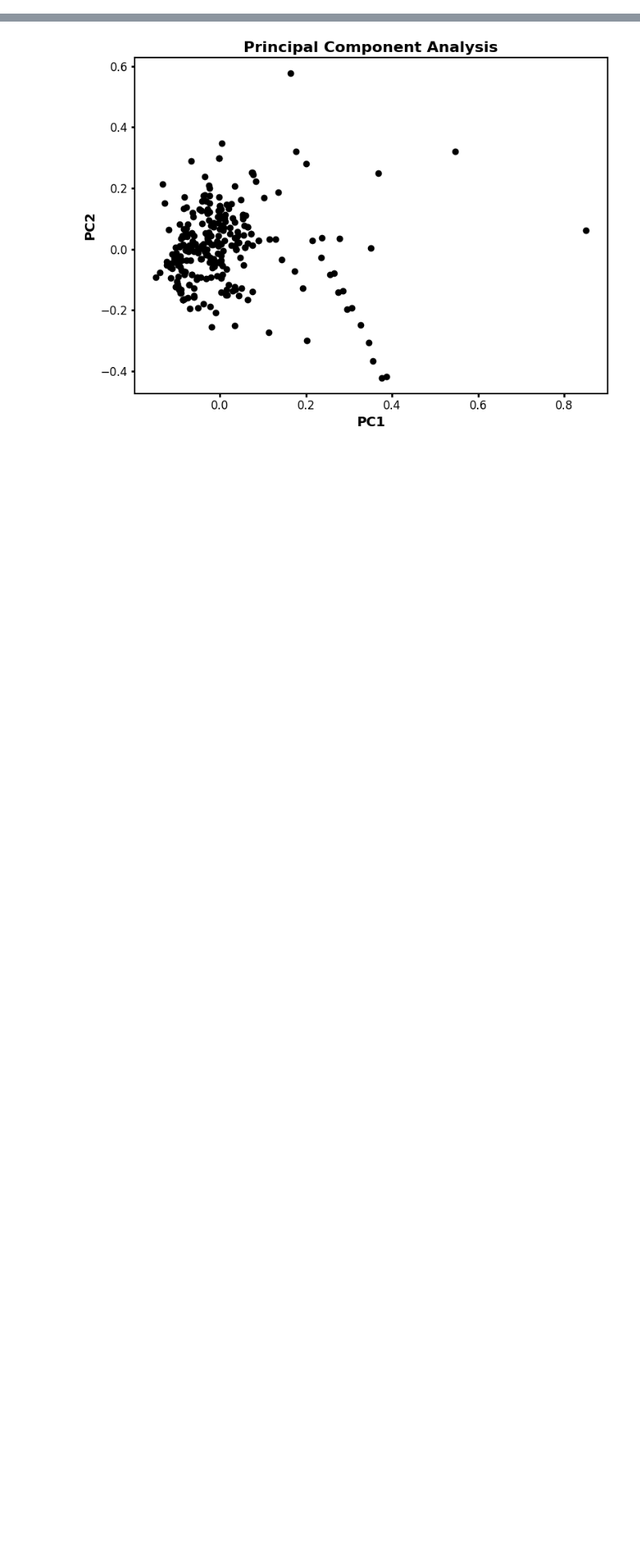
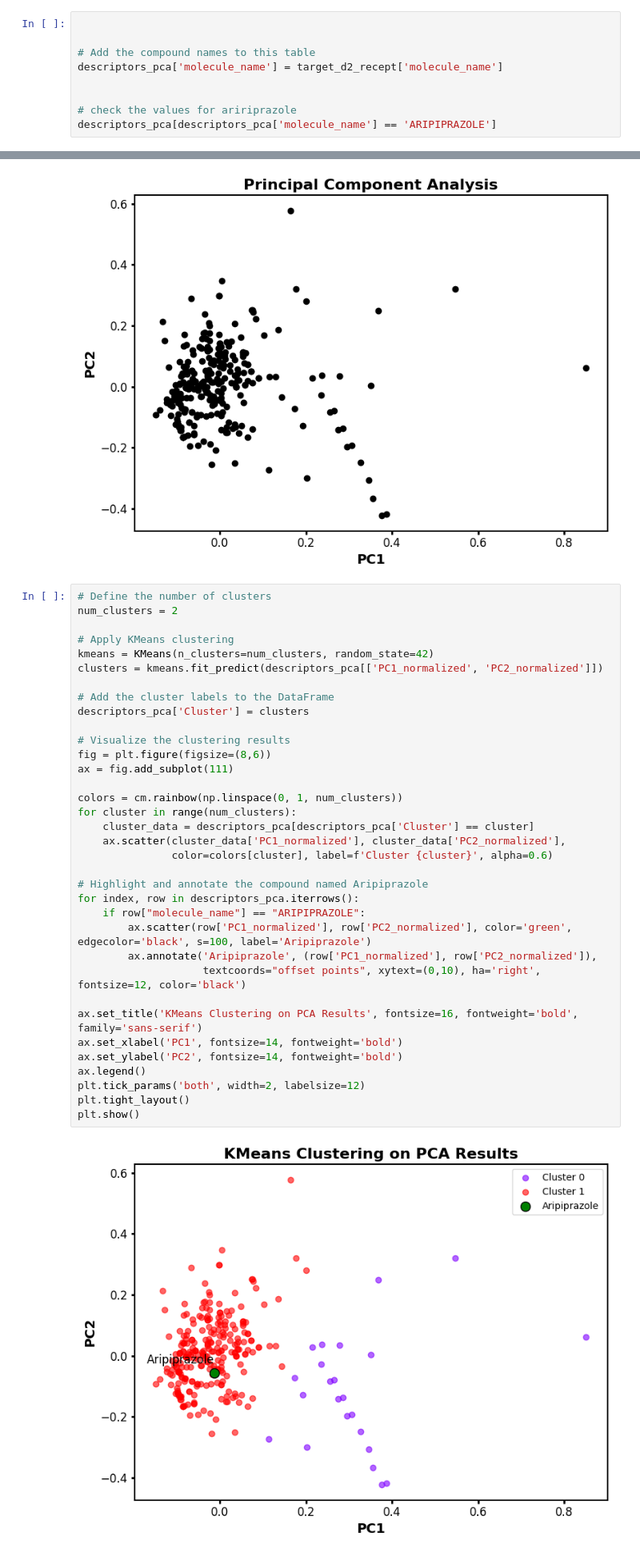
Before and after one commit to LukasMeinschad/molecular_modelling, a Jupyter notebook: Project/Aripiprazol.ipynb, the cells around one changed output, grey strips where cells are left out. Shown at 80% size. Cells and saved outputs as stored; diff of their text form; blank space fills up the shorter version.

```diff
--- a/Project/Aripiprazol.ipynb
+++ b/Project/Aripiprazol.ipynb
@@ -564,0 +553,9 @@ descriptors_pca.head(10)
+# %%
+
+
+# Add the compound names to this table
+descriptors_pca['molecule_name'] = target_d2_recept['molecule_name']
+
+
+# check the values for aririprazole
+descriptors_pca[descriptors_pca['molecule_name'] == 'ARIPIPRAZOLE']
@@ -577,3 +577,40 @@ plt.tight_layout()
 plt.show()
 # %% [output]
 [figure]
+# %%
+# Define the number of clusters
+num_clusters = 2
+
+# Apply KMeans clustering
+kmeans = KMeans(n_clusters=num_clusters, random_state=42)
+clusters = kmeans.fit_predict(descriptors_pca[['PC1_normalized', 'PC2_normalized']])
+
+# Add the cluster labels to the DataFrame
+descriptors_pca['Cluster'] = clusters
+
+# Visualize the clustering results
+fig = plt.figure(figsize=(8,6))
+ax = fig.add_subplot(111)
+
+colors = cm.rainbow(np.linspace(0, 1, num_clusters))
+for cluster in range(num_clusters):
+    cluster_data = descriptors_pca[descriptors_pca['Cluster'] == cluster]
+    ax.scatter(cluster_data['PC1_normalized'], cluster_data['PC2_normalized'],
+               color=colors[cluster], label=f'Cluster {cluster}', alpha=0.6)
+
+# Highlight and annotate the compound named Aripiprazole
+for index, row in descriptors_pca.iterrows():
+    if row["molecule_name"] == "ARIPIPRAZOLE":
+        ax.scatter(row['PC1_normalized'], row['PC2_normalized'], color='green', edgecolor='black', s=100, label='Aripiprazole')
+        ax.annotate('Aripiprazole', (row['PC1_normalized'], row['PC2_normalized']),
+                    textcoords="offset points", xytext=(0,10), ha='right', fontsize=12, color='black')
+
+ax.set_title('KMeans Clustering on PCA Results', fontsize=16, fontweight='bold', family='sans-serif')
+ax.set_xlabel('PC1', fontsize=14, fontweight='bold')
+ax.set_ylabel('PC2', fontsize=14, fontweight='bold')
+ax.legend()
+plt.tick_params('both', width=2, labelsize=12)
+plt.tight_layout()
+plt.show()
+# %% [output]
+[figure, added]
```
Also changed, not shown: parts of 10 cells of this notebook, 1 other file.
